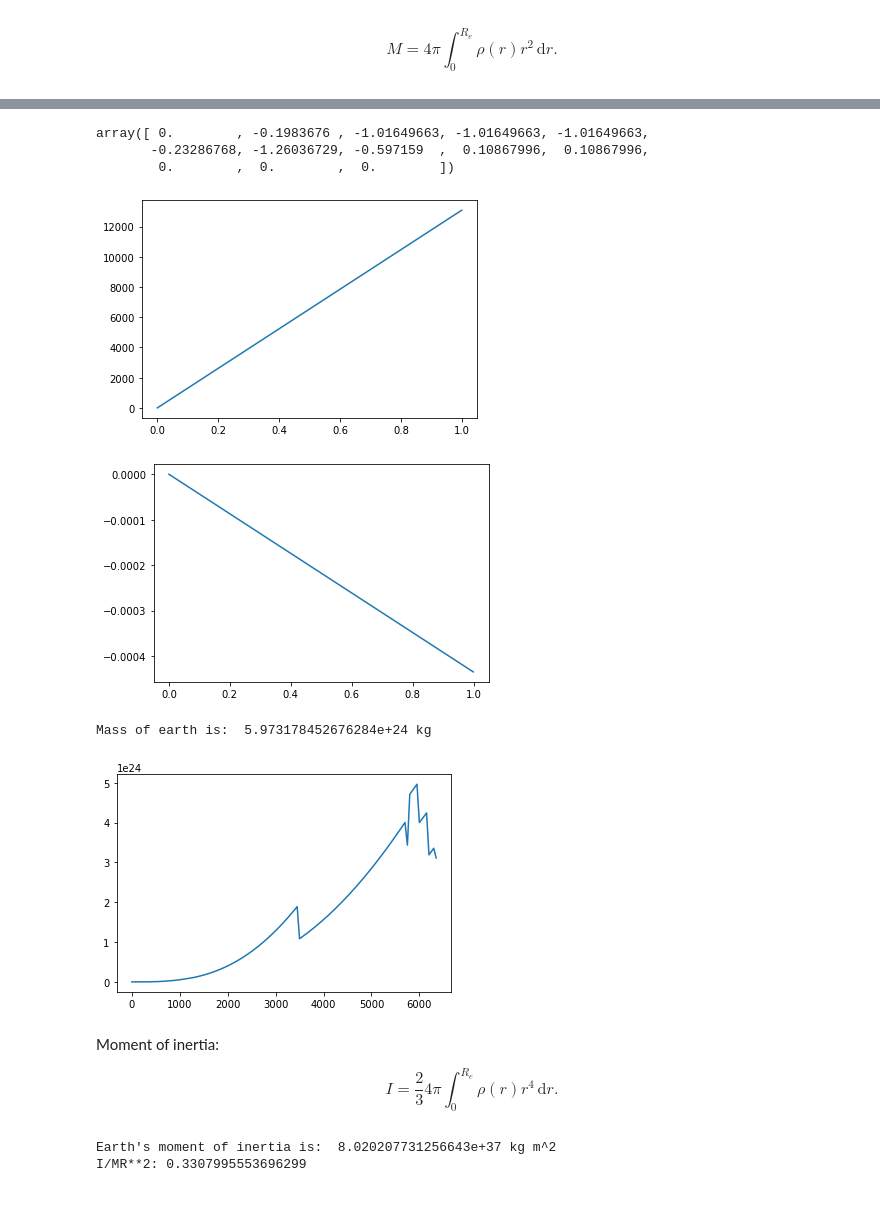
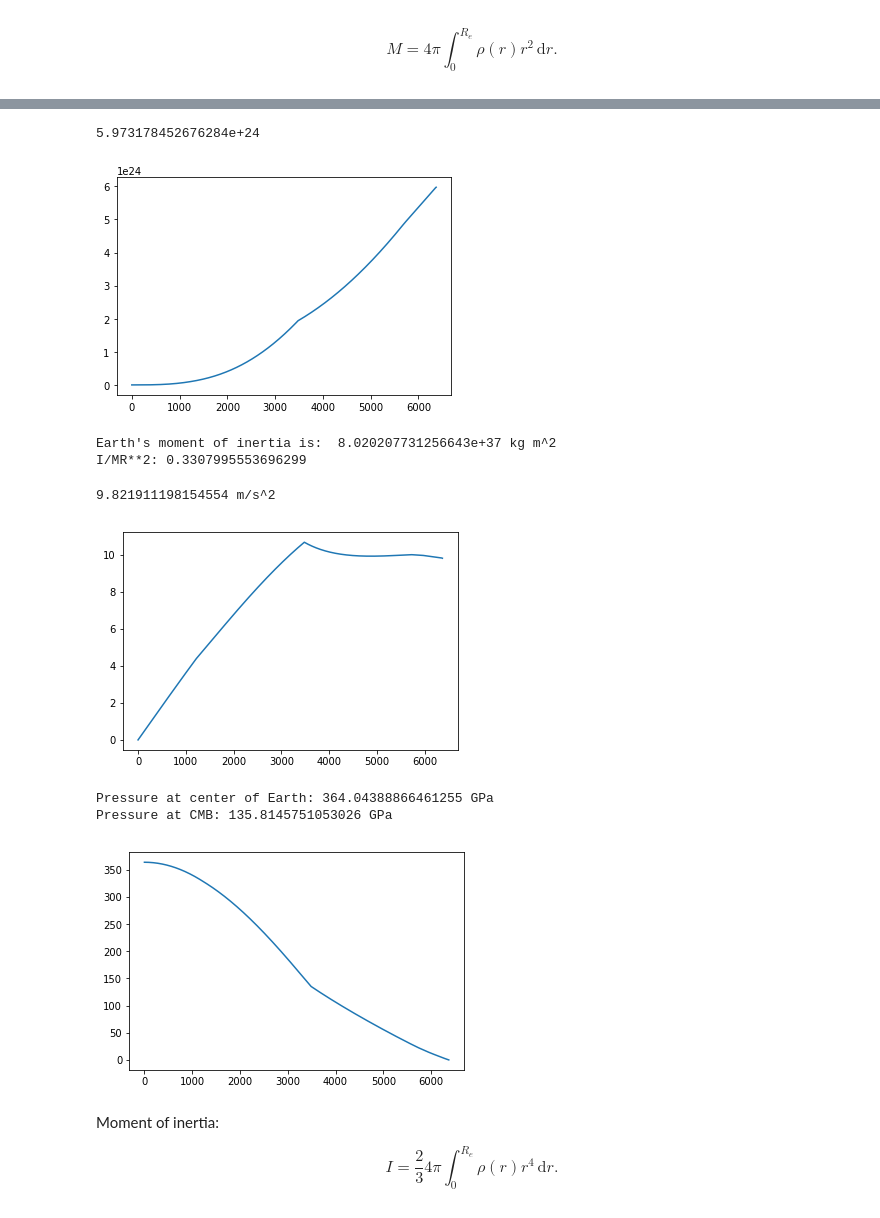
Before and after one commit to andreww/prem4derg, a Jupyter notebook: week_1_talk/week_1_slides.ipynb, the cells around one changed output, grey strips where cells are left out. Drawn from its saved outputs; the diff is of its cells as text; code cells hidden in the pictures.

Commit message:
Prem module now does:
* density
* mass
* moment of inertia and MOI factor
* gravity
* pressure

```diff
--- a/week_1_talk/week_1_slides.ipynb
+++ b/week_1_talk/week_1_slides.ipynb
@@ -148,18 +149,3 @@ class PeicewisePolynomial(object):
 
         mult_poly = PeicewisePolynomial(mult_coefs, mult_breakpoints)
         return mult_poly
-# %%
-class Prem(object):
-
-    def __init__(self, breakpoints, density_params, r_earth=6371):
-
-        self.r_earth = r_earth
-
-        self.density_poly = PeicewisePolynomial(density_params,
-                                           breakpoints)
-
-    def density(self, r):
-        """
-        Evaluate density in kg/m**3 at radii r (in km)
-        """
-        return self.density_poly(r)
@@ -216,6 +313,0 @@ plt.show()
-# %%
-density_params[:,1]
-# %% [output]
-array([ 0.        , -0.1983676 , -1.01649663, -1.01649663, -1.01649663,
-       -0.23286768, -1.26036729, -0.597159  ,  0.10867996,  0.10867996,
-        0.        ,  0.        ,  0.        ])
@@ -224,9 +314,13 @@ prem_density_antideriv = prem.density_poly.antiderivative()
+# %%
+prem.mass(6371)
+# %% [output]
+5.973178452676284e+24
 # %%
 fig, ax = plt.subplots()
 
-rs = np.arange(0, 1, 0.001)
-ax.plot(rs, prem_density_antideriv(rs))
+rs = np.arange(0.0, 6371.0, 10.0)
+ax.plot(rs, prem.mass(rs))
 
 plt.show()
 # %% [output]
-[figure, old version]
+[figure, new version]
@@ -235,9 +327,19 @@ prem_density_deriv = prem.density_poly.derivative()
+# %%
+print("Earth's moment of inertia is: ", prem.moment_or_inertia(6371.0)[0], "kg m^2")
+print("I/MR**2:", prem.moment_or_inertia(6371)[1])
+# %% [output]
+Earth's moment of inertia is:  8.020207731256643e+37 kg m^2
+I/MR**2: 0.3307995553696299
+# %%
+print(prem.gravity(6371), "m/s^2")
+# %% [output]
+9.821911198154554 m/s^2
 # %%
 fig, ax = plt.subplots()
 
-rs = np.arange(0, 1, 0.001)
-ax.plot(rs, prem_density_deriv(rs))
+rs = np.arange(0.0, 6371.0, 10.0)
+ax.plot(rs, prem.gravity(rs))
 
 plt.show()
 # %% [output]
-[figure, old version]
+[figure, new version]
@@ -266,17 +346,19 @@ mass_poly.coeffs = mass_poly.coeffs * 4.0 * np.pi
-# %%
-mass = mass_poly.integrate(0.0,6371.0)
-print("Mass of earth is: ", mass, "kg")
-# %% [output]
-Mass of earth is:  5.973178452676284e+24 kg
+# %%
+print("Pressure at center of Earth:", prem.pressure(0.0), "GPa")
+print("Pressure at CMB:", prem.pressure(3480.0), "GPa")
+# %% [output]
+Pressure at center of Earth: 364.04388866461255 GPa
+Pressure at CMB: 135.8145751053026 GPa
 # %%
 fig, ax = plt.subplots()
 
-rs = np.arange(0, 6371.0, 50)
-ax.plot(rs, mass_poly(rs)) # OK - How do I deal with this. I would like a graph of int(M(r)) v's r
+rs = np.arange(0.0, 6371.0, 0.1)
+ps = prem.pressure(rs)
+ax.plot(rs, ps)
 
 plt.show()
 # %% [output]
-[figure, old version]
+[figure, new version]
 # %% [markdown]
 Moment of inertia:
 
@@ -306,9 +365,0 @@ moi_poly.coeffs = moi_poly.coeffs * 4.0 * (2/3) * np.pi # integrating this give
-# %%
-
-
-moi = moi_poly.integrate(0.0,6371.0)
-print("Earth's moment of inertia is: ", moi, "kg m^2")
-print("I/MR**2:", moi / (mass*(6371*1000)**2))
-# %% [output]
-Earth's moment of inertia is:  8.020207731256643e+37 kg m^2
-I/MR**2: 0.3307995553696299
```
Also changed, not shown: parts of 11 cells of this notebook.
